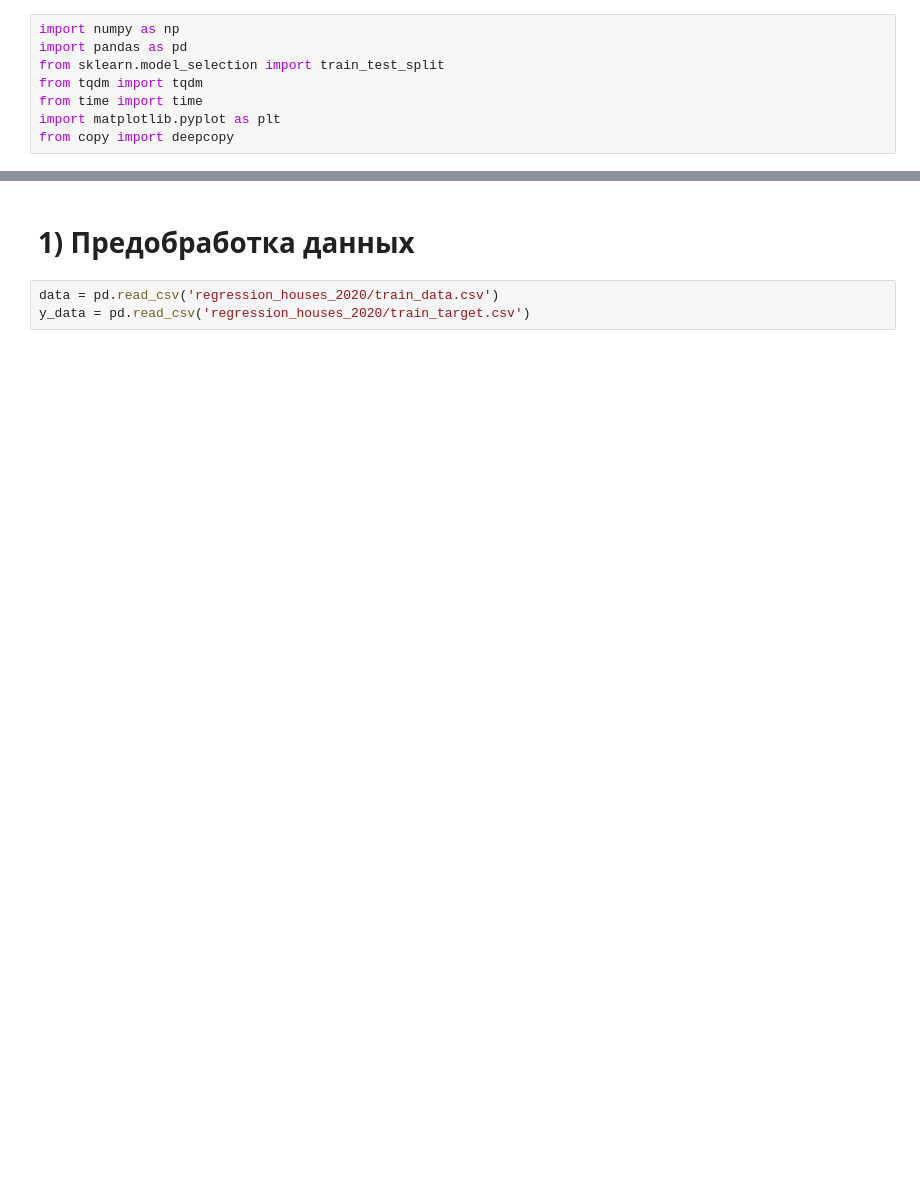
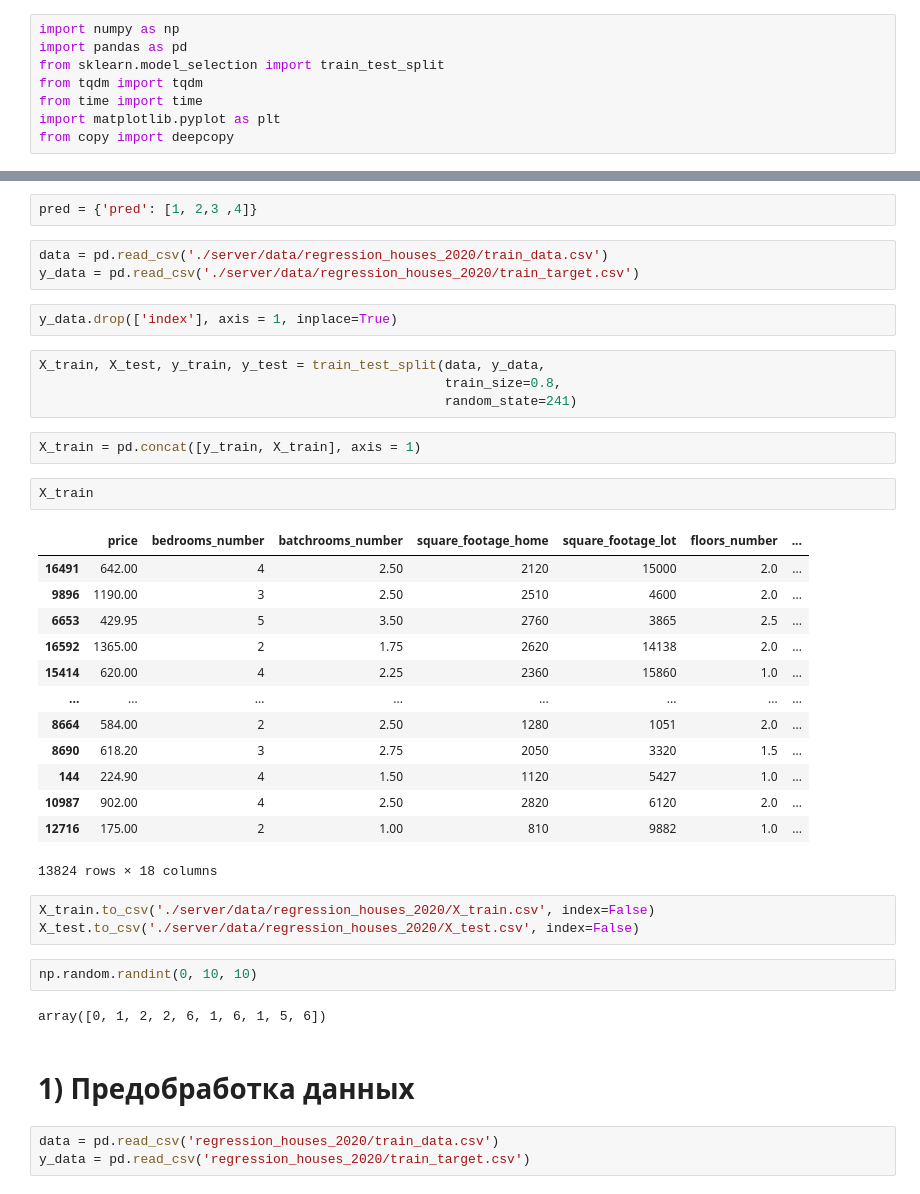
Before and after one commit to EvgenijGod/ml_server_2020, a Jupyter notebook: experiments.ipynb, the cells around one changed output, grey strips where cells are left out. Drawn from its saved outputs; the diff is of its cells as text; blank space fills up the shorter version.

```diff
--- a/experiments.ipynb
+++ b/experiments.ipynb
@@ -89,3 +9,39 @@ class RandomForestMSE:
+# %%
+pred = {'pred': [1, 2,3 ,4]}
+# %%
+data = pd.read_csv('./server/data/regression_houses_2020/train_data.csv')
+y_data = pd.read_csv('./server/data/regression_houses_2020/train_target.csv')
+# %%
+y_data.drop(['index'], axis = 1, inplace=True)
+# %%
+X_train, X_test, y_train, y_test = train_test_split(data, y_data,
+                                                    train_size=0.8,
+                                                    random_state=241)
+# %%
+X_train = pd.concat([y_train, X_train], axis = 1)
+# %%
+X_train
+# %% [output]
+|  | price | bedrooms_number | batchrooms_number | square_footage_home | square_footage_lot | floors_number | ... |
+| 16491 | 642.00 | 4 | 2.50 | 2120 | 15000 | 2.0 | ... |
+| 9896 | 1190.00 | 3 | 2.50 | 2510 | 4600 | 2.0 | ... |
+| 6653 | 429.95 | 5 | 3.50 | 2760 | 3865 | 2.5 | ... |
+| 16592 | 1365.00 | 2 | 1.75 | 2620 | 14138 | 2.0 | ... |
+| 15414 | 620.00 | 4 | 2.25 | 2360 | 15860 | 1.0 | ... |
+| ... | ... | ... | ... | ... | ... | ... | ... |
+| 8664 | 584.00 | 2 | 2.50 | 1280 | 1051 | 2.0 | ... |
+| 8690 | 618.20 | 3 | 2.75 | 2050 | 3320 | 1.5 | ... |
+| 144 | 224.90 | 4 | 1.50 | 1120 | 5427 | 1.0 | ... |
+| 10987 | 902.00 | 4 | 2.50 | 2820 | 6120 | 2.0 | ... |
+| 12716 | 175.00 | 2 | 1.00 | 810 | 9882 | 1.0 | ... |
+13824 rows × 18 columns
+# %%
+X_train.to_csv('./server/data/regression_houses_2020/X_train.csv', index=False)
+X_test.to_csv('./server/data/regression_houses_2020/X_test.csv', index=False)
+# %%
+np.random.randint(0, 10, 10)
+# %% [output]
+array([0, 1, 2, 2, 6, 1, 6, 1, 5, 6])
 # %% [markdown]
 # 1) Предобработка данных
 # %%
```
Also changed, not shown: parts of 6 cells of this notebook, 9 other files.
